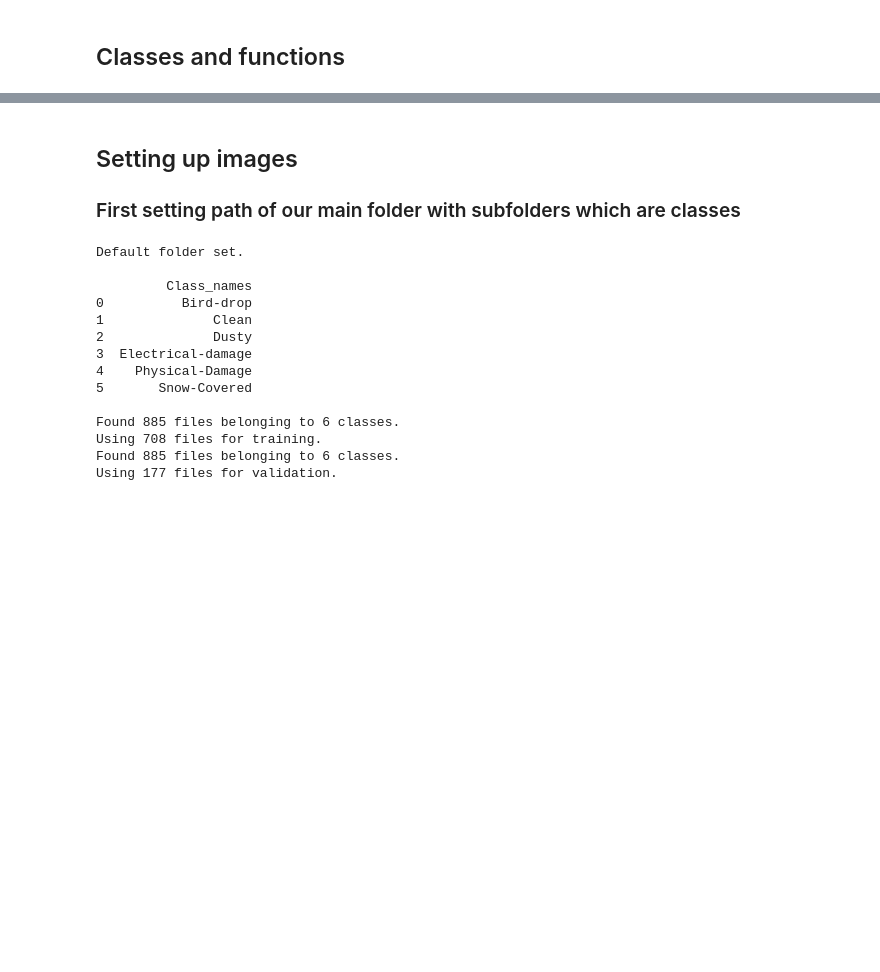
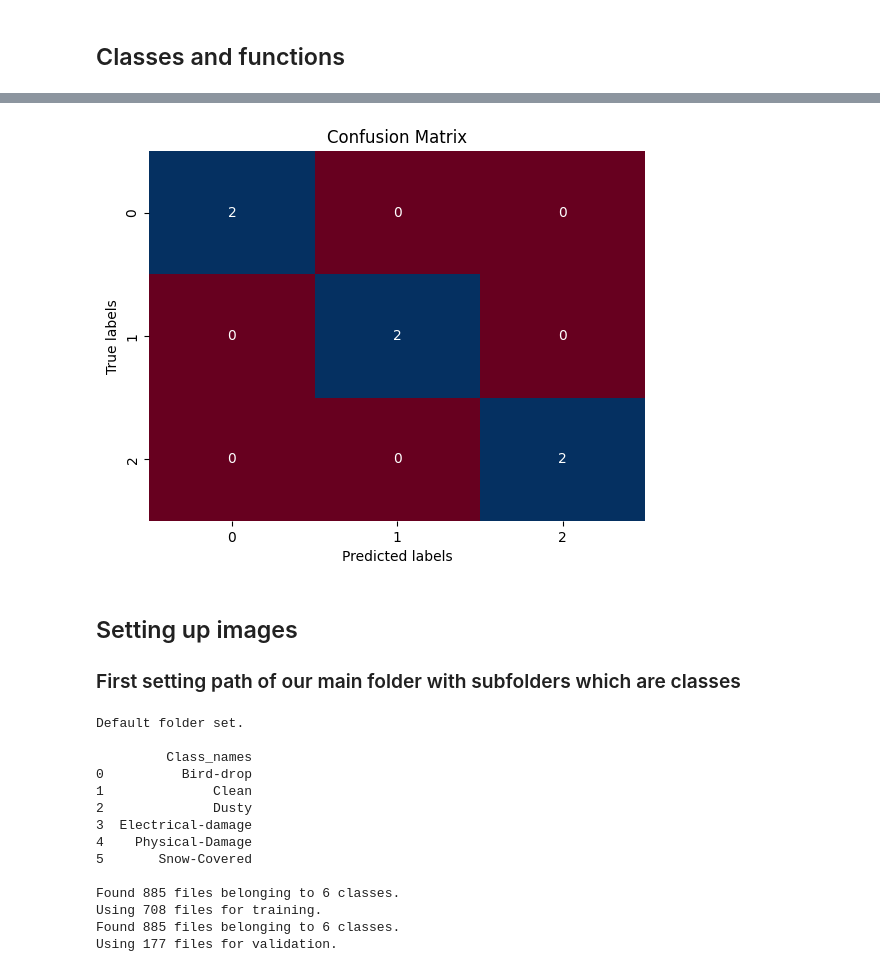
Before and after one commit to kpluta2002/ML_Solar_Panel_Image_Classification, a Jupyter notebook: Solar_Panel_Defect_Detection.ipynb, the cells around one changed output, grey strips where cells are left out. Saved outputs shown, nothing was run; the diff lists cells and outputs as text; code cells hidden in the pictures; blank space fills up the shorter version.

```diff
--- a/Solar_Panel_Defect_Detection.ipynb
+++ b/Solar_Panel_Defect_Detection.ipynb
@@ -193,0 +204,91 @@ def ConfMatrix(metrics):
+# %%
+def test_InitializeDatasetSettings():
+    init_dataset_settings = InitializeDatasetSettings()
+
+    # Test default values
+    assert init_dataset_settings.batch_size == 32
+    assert init_dataset_settings.target_size == (224, 224)
+    assert init_dataset_settings.validation_split == 0.2
+
+    # Test custom values
+    custom_dataset_settings = InitializeDatasetSettings(batch_size=64, target_size=(256, 256), validation_split=0.3)
+    assert custom_dataset_settings.batch_size == 64
+    assert custom_dataset_settings.target_size == (256, 256)
+    assert custom_dataset_settings.validation_split == 0.3
+
+    # Mocking GetFiles to avoid actual data loading
+    mock_dataset = tf.data.Dataset.from_tensor_slices((tf.zeros((10, 224, 224, 3)), tf.zeros((10,), dtype=tf.int32)))
+    # Test GetFiles method with existing folder
+    root = str(sys.path[0])
+    folder_path = (root + '\\Faulty_solar_panel\\')
+    with patch('tensorflow.keras.preprocessing.image_dataset_from_directory', return_value=mock_dataset):
+        init_dataset_settings.GetFiles(folder_path)
+
+    assert init_dataset_settings.training is not None
+    assert init_dataset_settings.validation is not None
+
+    # Test GetFiles method with non-existent folder
+    folder_path_nonexistent = '/path/to/nonexistent/folder'
+
+    init_dataset_settings.GetFiles(folder_path_nonexistent)
+
+    assert init_dataset_settings.training is None
+    assert init_dataset_settings.validation is None
+
+# Updated test_Model
+@patch.object(Model, 'CompileAndRun', return_value=None)
+@patch.object(InitializeDatasetSettings, 'GetFiles', return_value=None)
+def test_Model(compile_run_mock, get_files_mock):
+    dataset = InitializeDatasetSettings()
+    model = Model(dataset)
+
+    # Test base model initialization
+    assert model.base_model is not None
+
+    # Test AddLayers method
+    layers = [tf.keras.layers.Dense(6), tf.keras.layers.Activation('softmax')]
+    model.AddLayers(layers)
+    assert len(model.keras_model.layers) == 3  # Base model + Dense + Activation
+
+    # Test SetCheckpoint method
+    model.SetCheckpoint()
+    assert model.checkpoint is not None
+
+    # Test SetEarlyStopping method
+    model.SetEarlyStopping()
+    assert model.early_stopping is not None
+
+    root = str(sys.path[0])
+    folder_path = (root + '\\Faulty_solar_panel\\')
+    dataset.GetFiles(folder_path)
+
+    # Test CompileAndRun method
+    model.CompileAndRun(epo=5, opt='adam')  # Provide suitable values for your case
+    compile_run_mock.assert_called_once()  # Check if the method is called
+
+# Updated test_ModelTest
+def test_ModelTest():
+    dataset = InitializeDatasetSettings()
+    model = Model(dataset)
+    model.CompileAndRun(epo=5, opt='adam')  # Provide suitable values for your case
+
+    # Mocking dataset.validation to avoid actual data loading
+    dataset.validation = tf.data.Dataset.from_tensor_slices((tf.zeros((10, 224, 224, 3)), tf.zeros((10,), dtype=tf.int32)))
+
+    # Test ModelTest method
+    df, metrics = ModelTest(dataset, model)
+    assert len(df) == len(metrics['y_val']) == len(metrics['y_pred'])
+
+    # Ensure y_val and y_pred are correct types
+    assert isinstance(metrics['y_val'][0], np.int32)
+    assert isinstance(metrics['y_pred'][0], np.int64)
+
+# Updated test_ConfMatrix
+def test_ConfMatrix():
+    metrics = {'y_val': [0, 1, 2, 0, 1, 2], 'y_pred': [0, 1, 2, 0, 1, 2]}
+    with patch('matplotlib.pyplot.show'):
+        ConfMatrix(metrics)
+
+# To run the tests in a Jupyter notebook cell, use the following command:
+ipytest.run()
+# %% [output]
@@ -194,3 +298,4 @@ def ConfMatrix(metrics):
+[figure, added]
 # %% [markdown]
 ## Setting up images
 ### First setting path of our main folder with subfolders which are classes
```
Also changed, not shown: parts of 6 cells of this notebook.
